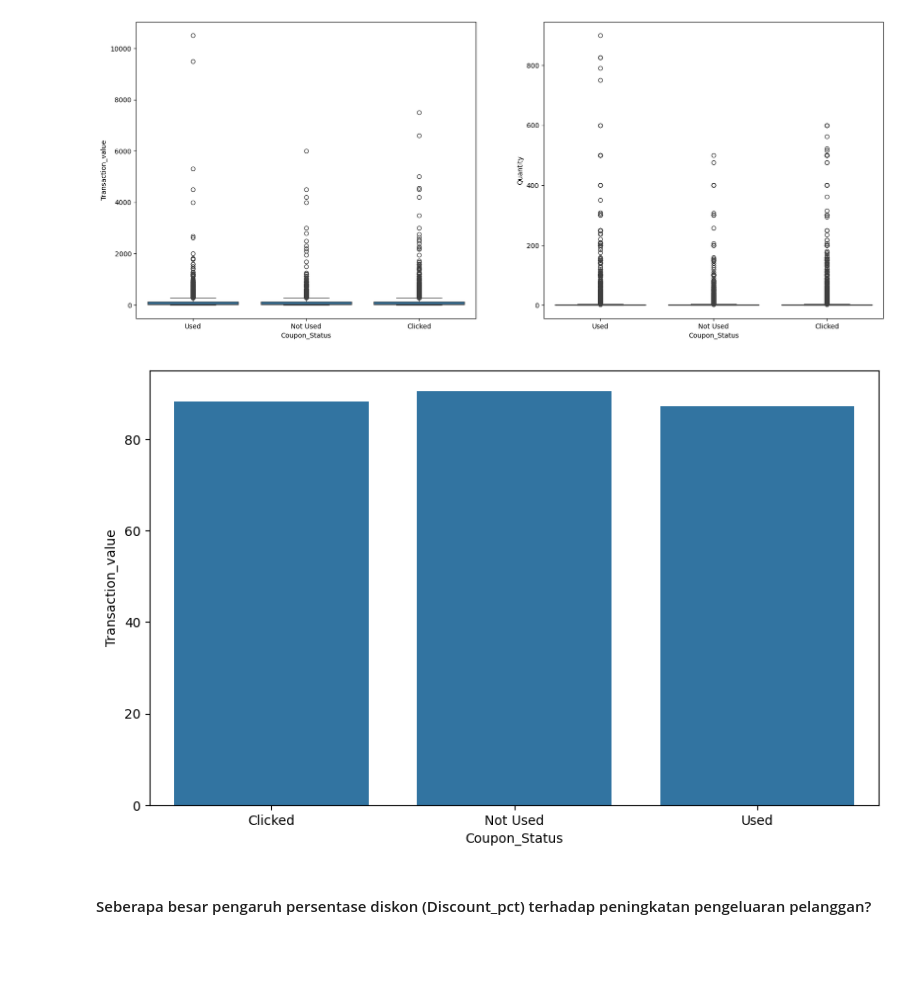
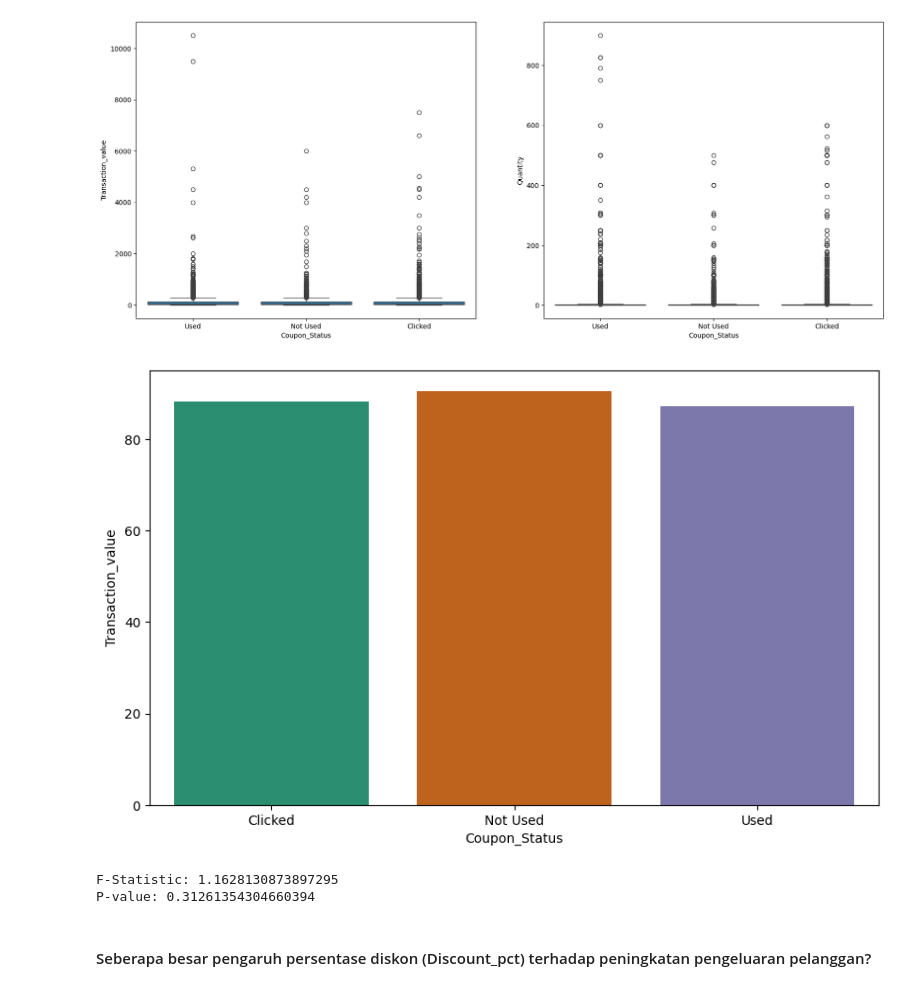
Before and after one commit to Yusuf-IR08/online-shopping-analys, a Jupyter notebook: shopping_analys.ipynb, the cells around one changed output. Cells and saved outputs as stored; diff of their text form; code cells hidden in the pictures; blank space fills up the shorter version.

```diff
--- a/shopping_analys.ipynb
+++ b/shopping_analys.ipynb
@@ -273,3 +326,8 @@ df[['Tenure_Months', 'Transaction_value', 'Transaction_ID']].corr(method='spearm
 | Tenure_Months | 1.000000 | -0.002378 | 0.021860 |
 | Transaction_value | -0.002378 | 1.000000 | 0.016727 |
 | Transaction_ID | 0.021860 | 0.016727 | 1.000000 |
+# %%
+bins = [0, 6, 12, 24, 60]
+labels = ["New", "Growing", "Loyal", "Very Loyal"]
+
+df["Tenure_Group"] = pd.cut(df["Tenure_Months"], bins=bins, labels=labels)
@@ -414,14 +581,29 @@ plt.show()
 # %%
 plt.figure(figsize=(10,6))
-coupon_status_order = df.groupby('Coupon_Status')['Transaction_value'].mean().reset_index()
 sns.barplot(
     data=coupon_status_order,
-    x='Coupon_Status',
-    y='Transaction_value'
+    x="Coupon_Status",
+    y="Transaction_value",
+    palette="Dark2"
 )
 plt.show()
 # %% [output]
-[figure, old version]
+[figure, new version]
+# %%
+# uji pengaruh menggunakan f_oneway
+
+groups = [
+    group["Transaction_value"].values
+    for name, group in df.groupby("Coupon_Status")
+]
+
+f_stat, p_value = f_oneway(*groups)
+
+print("F-Statistic:", f_stat)
+print("P-value:", p_value)
+# %% [output]
+F-Statistic: 1.1628130873897295
+P-value: 0.31261354304660394
 # %% [markdown]
 #### Seberapa besar pengaruh persentase diskon (Discount_pct) terhadap peningkatan pengeluaran pelanggan?
 # %%
```
Also changed, not shown: parts of 90 cells of this notebook.
